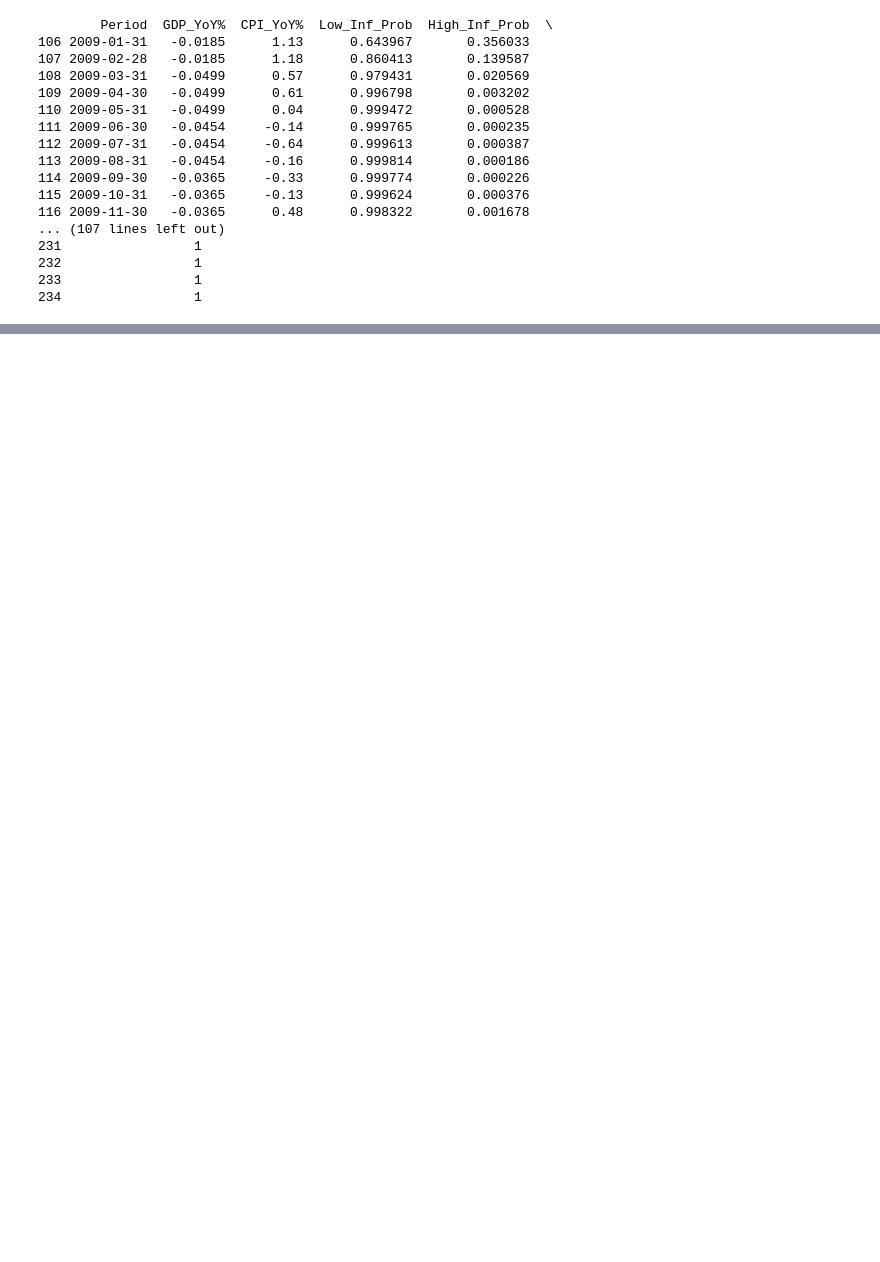
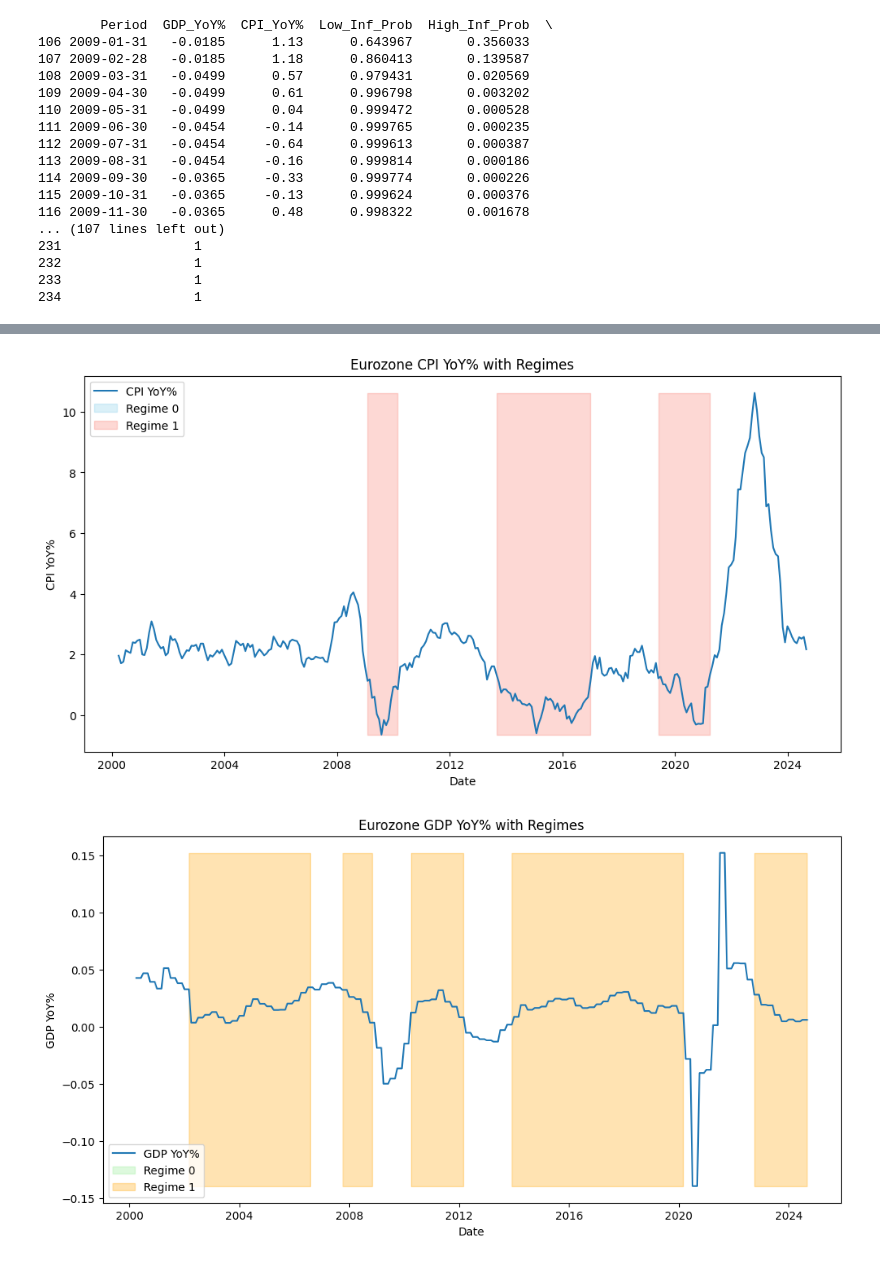
Before and after one commit to lesfgoh/MH4518-Simulation-Techniques, a Jupyter notebook: Code/markov.ipynb, the cells around one changed output, grey strips where cells are left out. Drawn from its saved outputs; the diff is of its cells as text; code cells hidden in the pictures; blank space fills up the shorter version.

```diff
--- a/Code/markov.ipynb
+++ b/Code/markov.ipynb
@@ -214,0 +241,11 @@ Warnings:
+# %%
+# Extract smoothed probabilities
+inflation_smoothed_probs = inflation_result.smoothed_marginal_probabilities
+growth_smoothed_probs = growth_result.smoothed_marginal_probabilities
+
+# Add to DataFrame
+store["Eurozone"]['Inflation_Regime_Prob_0'] = inflation_smoothed_probs[0]
+store["Eurozone"]['Inflation_Regime_Prob_1'] = inflation_smoothed_probs[1]
+
+store["Eurozone"]['Growth_Regime_Prob_0'] = growth_smoothed_probs[0]
+store["Eurozone"]['Growth_Regime_Prob_1'] = growth_smoothed_probs[1]
@@ -214,0 +268,35 @@ Warnings:
+# %%
+import matplotlib.pyplot as plt
+
+# For CPI Data
+plt.figure(figsize=(12, 6))
+plt.plot(store["Eurozone"]['Period'], store["Eurozone"]['CPI_YoY%'], label='CPI YoY%')
+plt.fill_between(store["Eurozone"]['Period'],
+                 store["Eurozone"]['CPI_YoY%'].min(), store["Eurozone"]['CPI_YoY%'].max(),
+                 where=store["Eurozone"]['Inflation_Regime'] == 0, color='skyblue', alpha=0.3, label='Regime 0')
+plt.fill_between(store["Eurozone"]['Period'],
+                 store["Eurozone"]['CPI_YoY%'].min(), store["Eurozone"]['CPI_YoY%'].max(),
+                 where=store["Eurozone"]['Inflation_Regime'] == 1, color='salmon', alpha=0.3, label='Regime 1')
+plt.legend()
+plt.title('Eurozone CPI YoY% with Regimes')
+plt.xlabel('Date')
+plt.ylabel('CPI YoY%')
+plt.show()
+
+# For GDP Data
+plt.figure(figsize=(12, 6))
+plt.plot(store["Eurozone"]['Period'], store["Eurozone"]['GDP_YoY%'], label='GDP YoY%')
+plt.fill_between(store["Eurozone"]['Period'],
+                 store["Eurozone"]['GDP_YoY%'].min(), store["Eurozone"]['GDP_YoY%'].max(),
+                 where=store["Eurozone"]['Growth_Regime'] == 0, color='lightgreen', alpha=0.3, label='Regime 0')
+plt.fill_between(store["Eurozone"]['Period'],
+                 store["Eurozone"]['GDP_YoY%'].min(), store["Eurozone"]['GDP_YoY%'].max(),
+                 where=store["Eurozone"]['Growth_Regime'] == 1, color='orange', alpha=0.3, label='Regime 1')
+plt.legend()
+plt.title('Eurozone GDP YoY% with Regimes')
+plt.xlabel('Date')
+plt.ylabel('GDP YoY%')
+plt.show()
+# %% [output]
+[figure, added]
+[figure, added]
```
Also changed, not shown: parts of 13 cells of this notebook, 6 other files.
